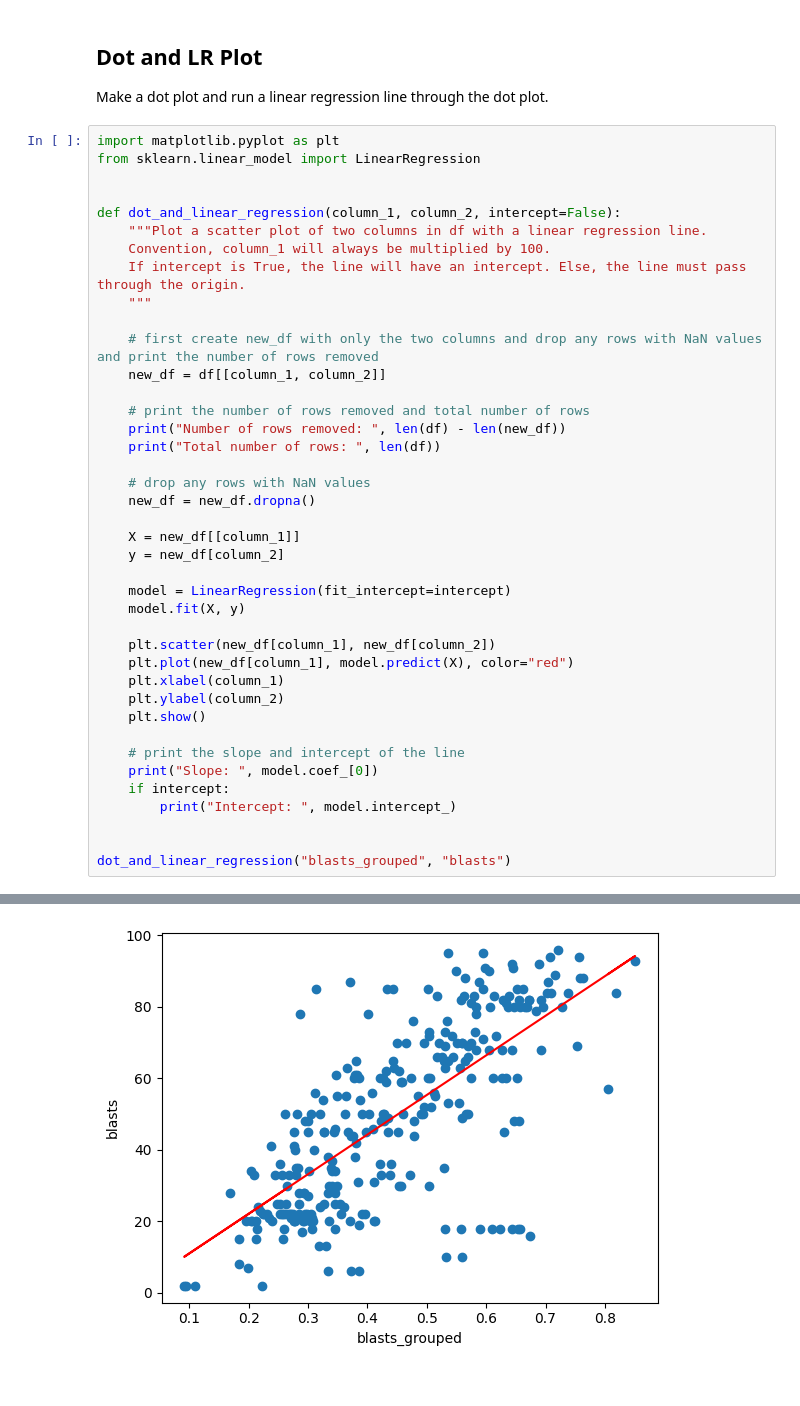
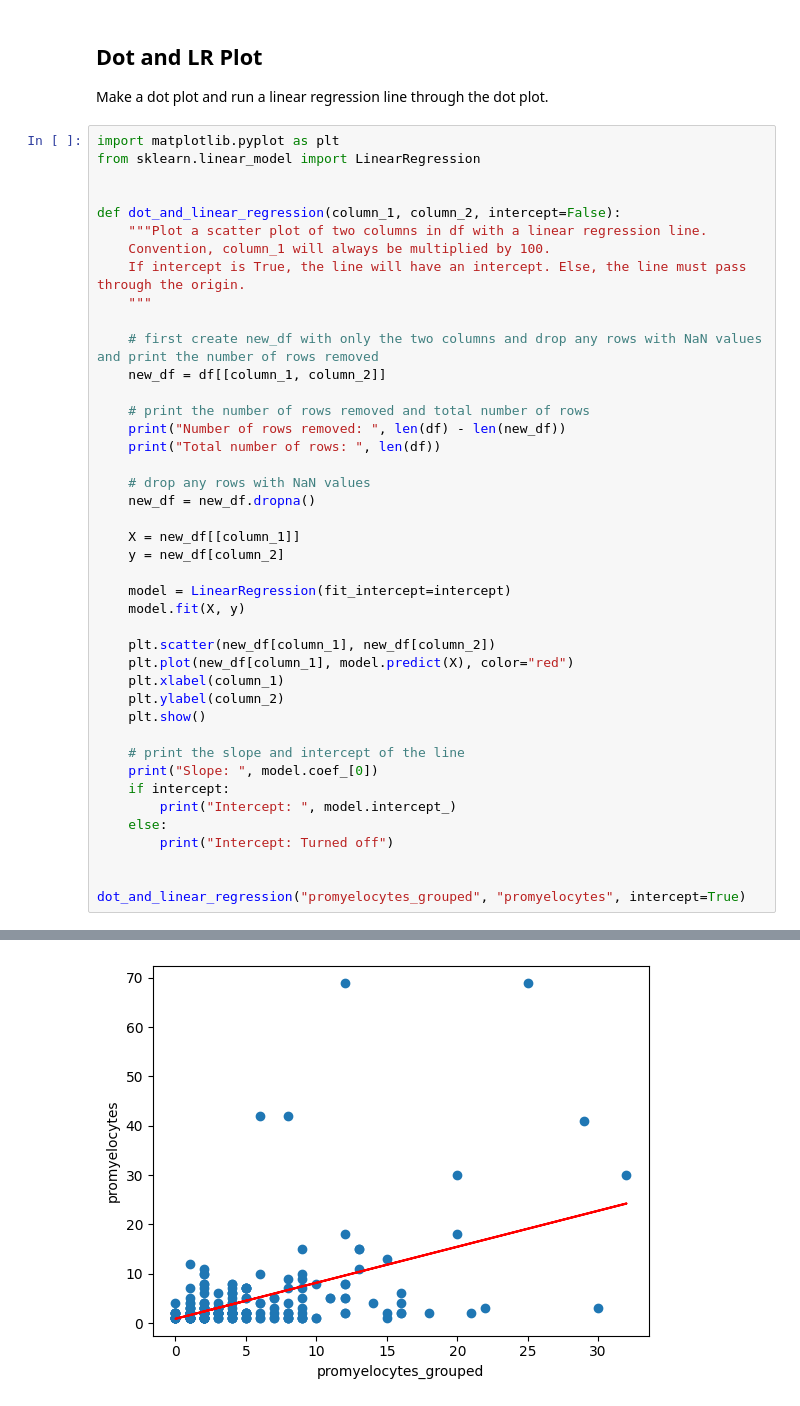
Before and after one commit to neoyinzhanghan/LeukoLocator, a Jupyter notebook: scripts/BMA/analyse_differential.ipynb, the cells around one changed output, grey strips where cells are left out. Saved outputs shown, nothing was run; the diff lists cells and outputs as text.

```diff
--- a/scripts/BMA/analyse_differential.ipynb
+++ b/scripts/BMA/analyse_differential.ipynb
@@ -42,32 +42,34 @@ def dot_and_linear_regression(column_1, column_2, intercept=False):
     new_df = df[[column_1, column_2]]
 
     # print the number of rows removed and total number of rows
     print("Number of rows removed: ", len(df) - len(new_df))
     print("Total number of rows: ", len(df))
 
     # drop any rows with NaN values
     new_df = new_df.dropna()
 
     X = new_df[[column_1]]
     y = new_df[column_2]
 
     model = LinearRegression(fit_intercept=intercept)
     model.fit(X, y)
 
     plt.scatter(new_df[column_1], new_df[column_2])
     plt.plot(new_df[column_1], model.predict(X), color="red")
     plt.xlabel(column_1)
     plt.ylabel(column_2)
     plt.show()
 
     # print the slope and intercept of the line
     print("Slope: ", model.coef_[0])
     if intercept:
         print("Intercept: ", model.intercept_)
+    else:
+        print("Intercept: Turned off")
 
 
-dot_and_linear_regression("blasts_grouped", "blasts")
+dot_and_linear_regression("promyelocytes_grouped", "promyelocytes", intercept=True)
 # %% [output]
 Number of rows removed:  0
 Total number of rows:  310
-[figure, old version]
+[figure, new version]
```
Also changed, not shown: parts of 2 cells of this notebook, 2 other files.
